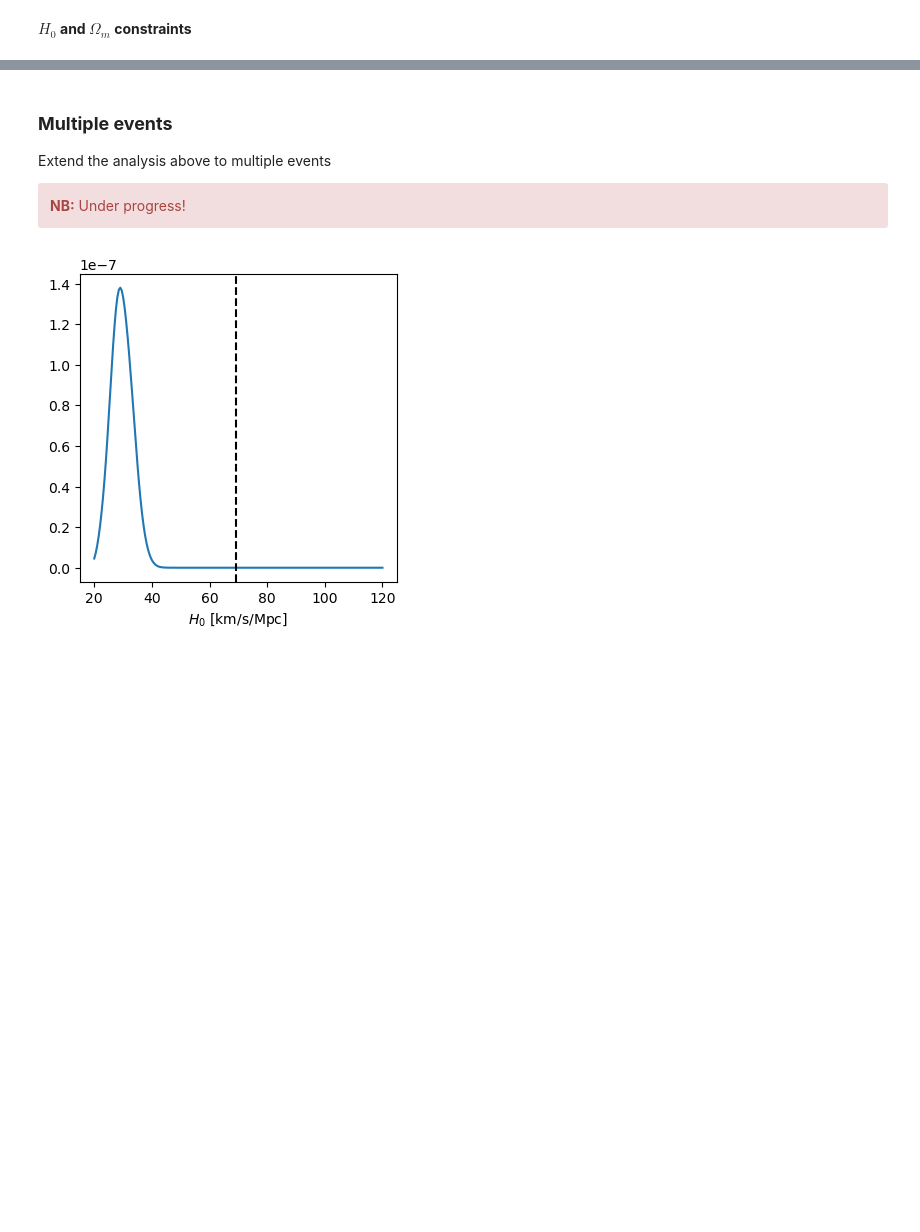
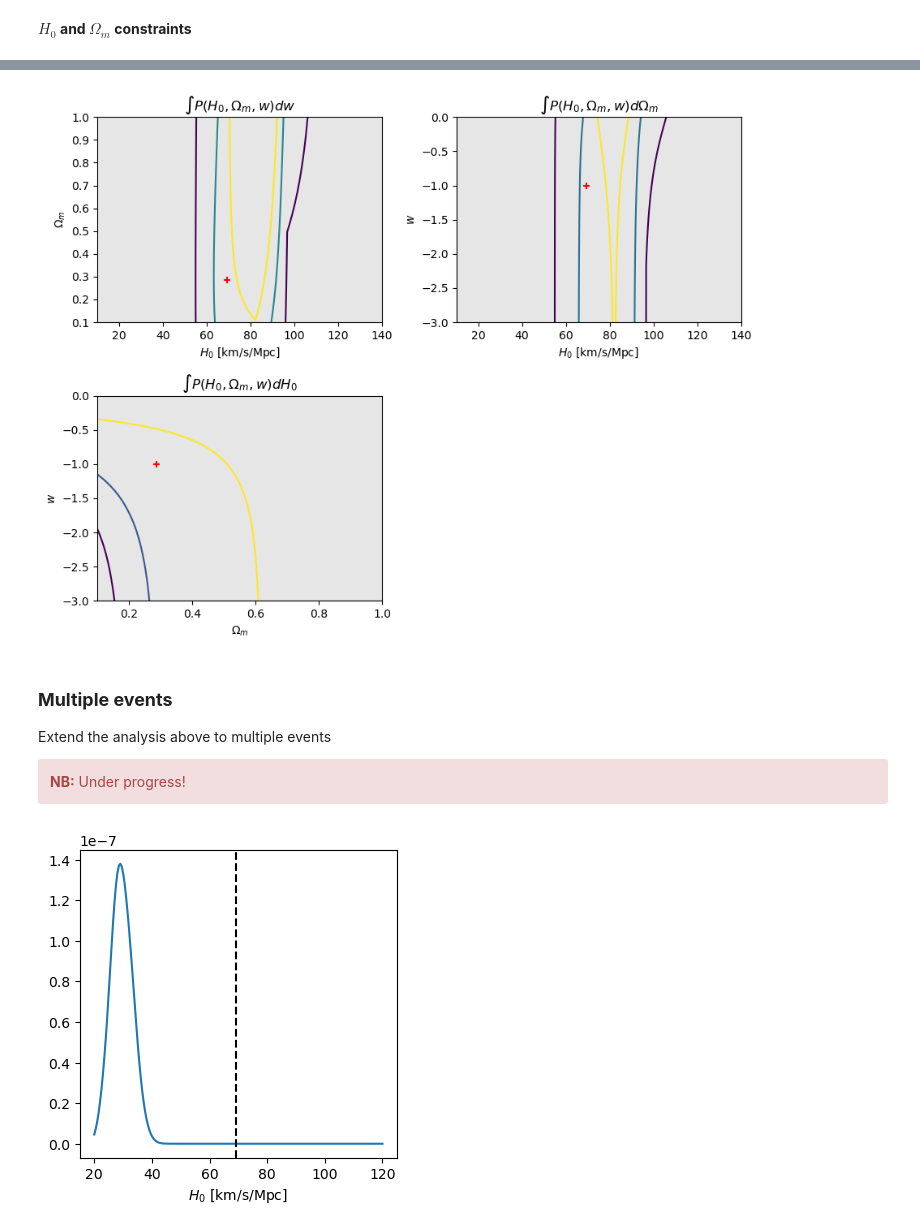
Before and after one commit to MariosNT/FRB_GW_association_cosmo, a Jupyter notebook: Notebooks/Cosmo_constraints.ipynb, the cells around one changed output, grey strips where cells are left out. Saved outputs shown, nothing was run; the diff lists cells and outputs as text; code cells hidden in the pictures; blank space fills up the shorter version.

```diff
--- a/Notebooks/Cosmo_constraints.ipynb
+++ b/Notebooks/Cosmo_constraints.ipynb
@@ -933,3 +969,44 @@ No artists with labels found to put in legend.  Note that artists whose label st
+# %%
+Post2d_H0w = normalise(np.sum(posterior_3D_normed, axis=0))
+Post2d_Omw = normalise(np.sum(posterior_3D_normed, axis=1))
+Post2d_OmH = normalise(np.sum(posterior_3D_normed, axis=2))
+# %%
+H0w_contour = posterior_contour_2D(Post2d_H0w)
+Omw_contour = posterior_contour_2D(Post2d_Omw)
+OmH_contour = posterior_contour_2D(Post2d_OmH)
+# %%
+fig = plt.figure(figsize=(9, 7))
+ax1 = fig.add_subplot(221)
+ax2 = fig.add_subplot(222)
+ax3 = fig.add_subplot(223)
+#ax4 = fig.add_subplot(224)
+
+ax1.contour(H_Om, Om_H0, Post2d_OmH, levels=OmH_contour)
+ax1.scatter(HUBBLE, OMEGA_MATTER, marker='+', c='r', zorder=10)
+ax1.set_ylabel(r'$\Omega_m$')
+ax1.set_xlabel(r'$H_0$ [km/s/Mpc]')
+ax1.set_facecolor('0.9')
+ax1.set_title(r'$\int P(H_0, \Omega_m, w) dw$')
+
+ax2.contour(H_w, w_H, Post2d_H0w.T, levels=H0w_contour)
+ax2.scatter(HUBBLE, W_LAMBDA, marker='+', c='r', zorder=10)
+ax2.set_ylabel(r'$w$')
+ax2.set_xlabel(r'$H_0$ [km/s/Mpc]')
+ax2.set_facecolor('0.9')
+ax2.set_title(r'$\int P(H_0, \Omega_m, w) d\Omega_m $')
+
+
+ax3.contour(Om_w, w_Om, Post2d_Omw.T, levels=Omw_contour)
+ax3.scatter(OMEGA_MATTER, W_LAMBDA, marker='+', c='r', zorder=10)
+ax3.set_xlabel(r'$\Omega_m$')
+ax3.set_ylabel(r'$w$')
+ax3.set_facecolor('0.9')
+ax3.set_title(r'$\int P(H_0, \Omega_m, w) dH_0 $')
+
+plt.tight_layout()
+plt.show()
+# %% [output]
+[figure, added]
 # %% [markdown]
 ### **Multiple events**
 
```
Also changed, not shown: parts of 19 cells of this notebook, 1 other file.
